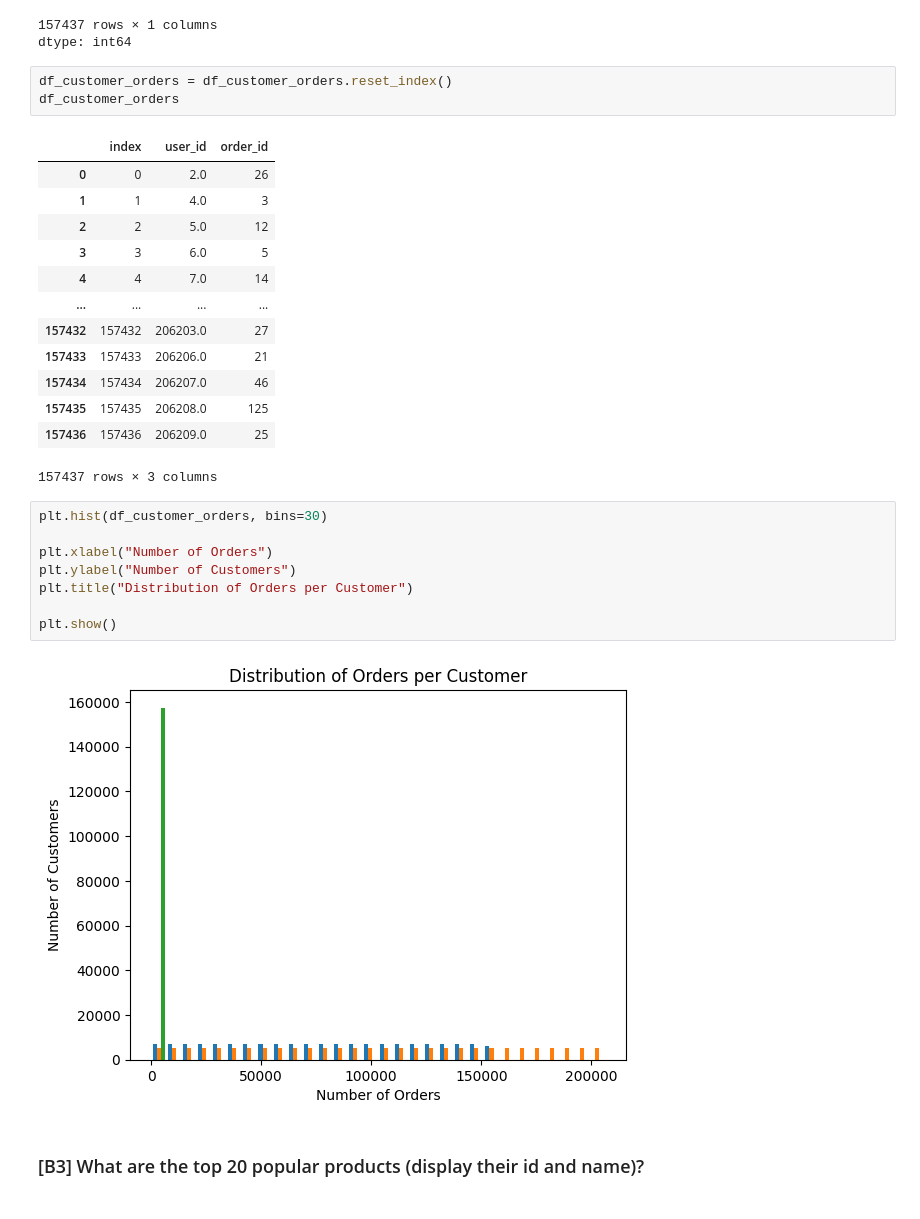
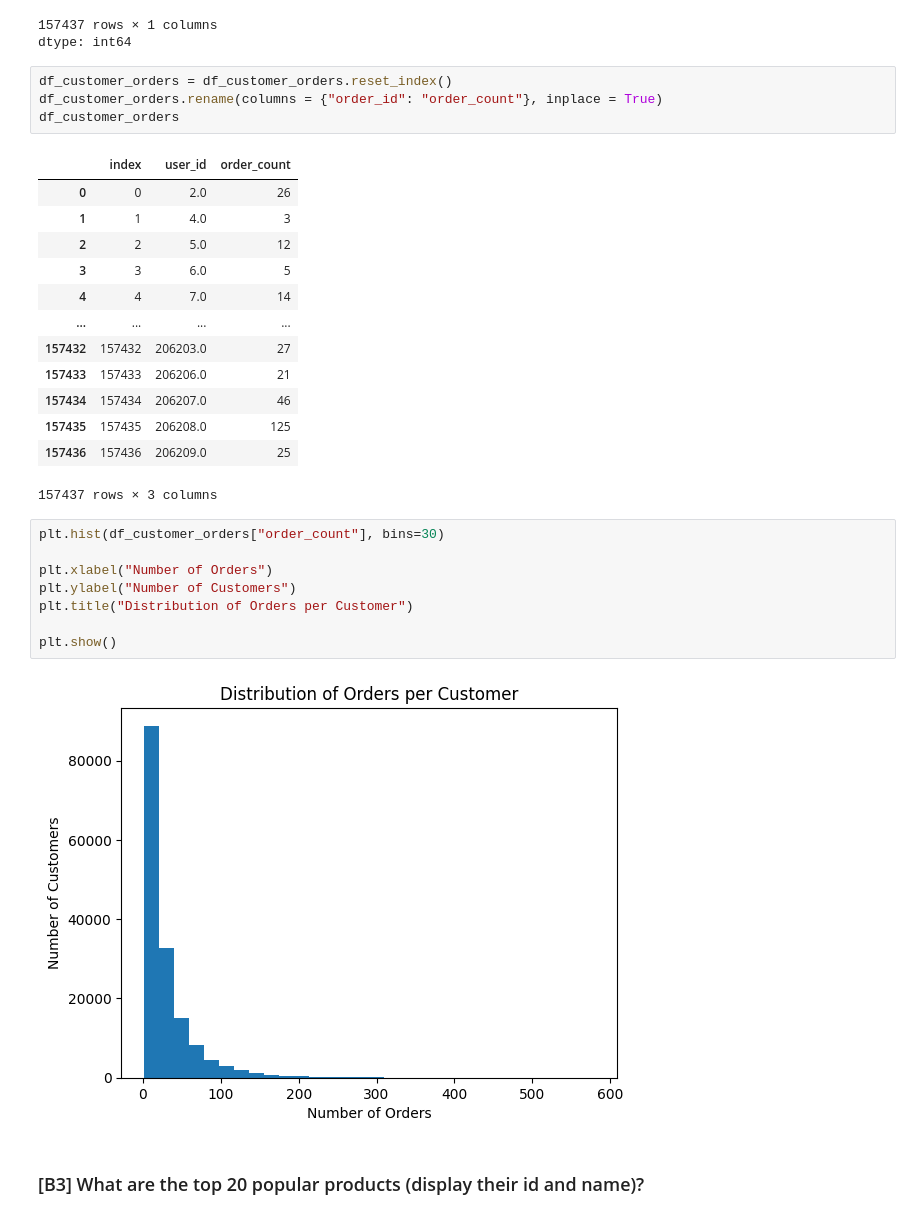
Before and after one commit to RafigaAllahverdizade/Pandas_Project, a Jupyter notebook: Pandas_ipynb_adlı_not_defterinin_kopyası.ipynb, the cells around one changed output. Saved outputs shown, nothing was run; the diff lists cells and outputs as text.

```diff
--- a/Pandas_ipynb_adlı_not_defterinin_kopyası.ipynb
+++ b/Pandas_ipynb_adlı_not_defterinin_kopyası.ipynb
@@ -568,9 +577,10 @@ df_customer_orders
 dtype: int64
 # %%
 df_customer_orders = df_customer_orders.reset_index()
+df_customer_orders.rename(columns = {"order_id": "order_count"}, inplace = True)
 df_customer_orders
 # %% [output]
-|  | index | user_id | order_id |
+|  | index | user_id | order_count |
 | 0 | 0 | 2.0 | 26 |
 | 1 | 1 | 4.0 | 3 |
 | 2 | 2 | 5.0 | 12 |
@@ -584,15 +594,15 @@ df_customer_orders
 | 157436 | 157436 | 206209.0 | 25 |
 157437 rows × 3 columns
 # %%
-plt.hist(df_customer_orders, bins=30)
+plt.hist(df_customer_orders["order_count"], bins=30)
 
 plt.xlabel("Number of Orders")
 plt.ylabel("Number of Customers")
 plt.title("Distribution of Orders per Customer")
 
 plt.show()
 # %% [output]
-[figure, old version]
+[figure, new version]
 # %% [markdown]
 ### [B3] What are the top 20 popular products (display their id and name)?
 # %%
```
Also changed, not shown: parts of 5 cells of this notebook.
